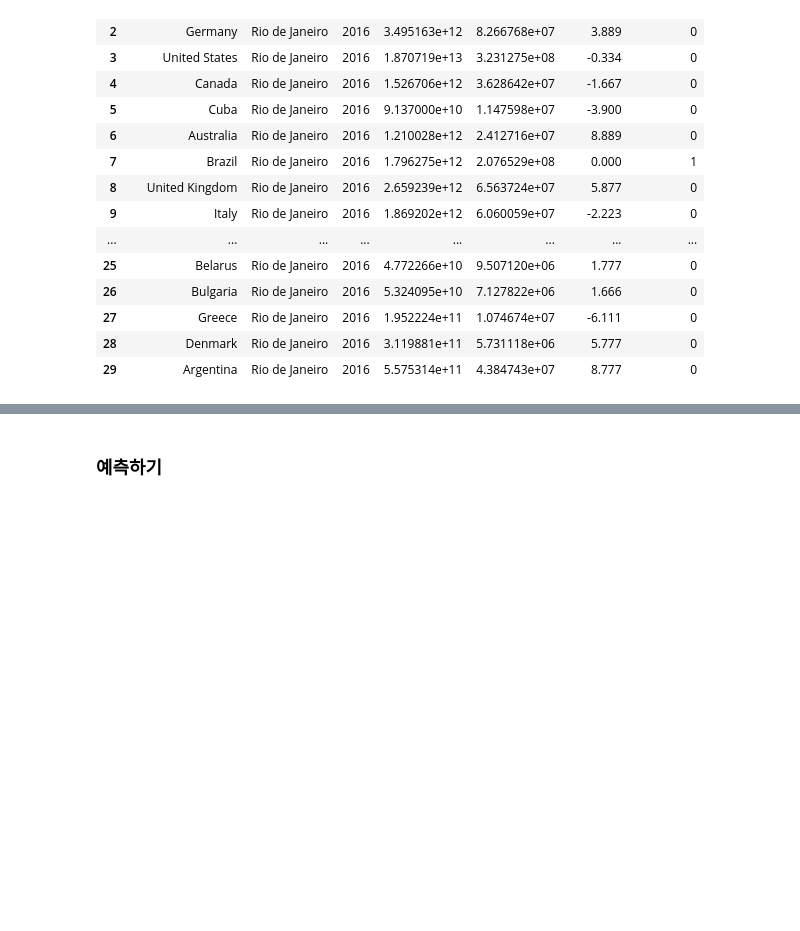
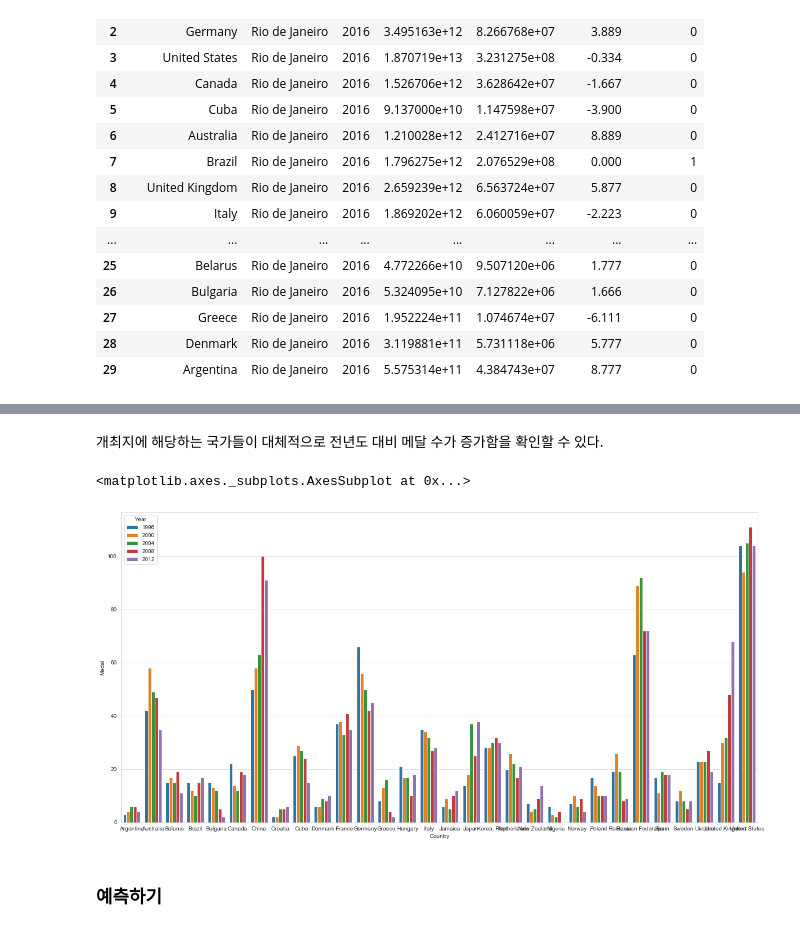
Before and after one commit to hogoood/my_own_project, a Jupyter notebook: Olympic Medals.ipynb, the cells around one changed output, grey strips where cells are left out. Drawn from its saved outputs; the diff is of its cells as text; code cells hidden in the pictures; blank space fills up the shorter version.

```diff
--- a/Olympic Medals.ipynb
+++ b/Olympic Medals.ipynb
@@ -1529,2 +1543,10 @@ test
+# %% [markdown]
+개최지에 해당하는 국가들이 대체적으로 전년도 대비 메달 수가 증가함을 확인할 수 있다.
+# %%
+plt.figure(figsize = (20, 10))
+sns.barplot(data= train, x= 'Country', y = 'Medal', hue = 'Year')
+# %% [output]
+<matplotlib.axes._subplots.AxesSubplot at 0x...>
+[figure, added]
 # %% [markdown]
 ### 예측하기
```
Also changed, not shown: parts of 11 cells of this notebook.
